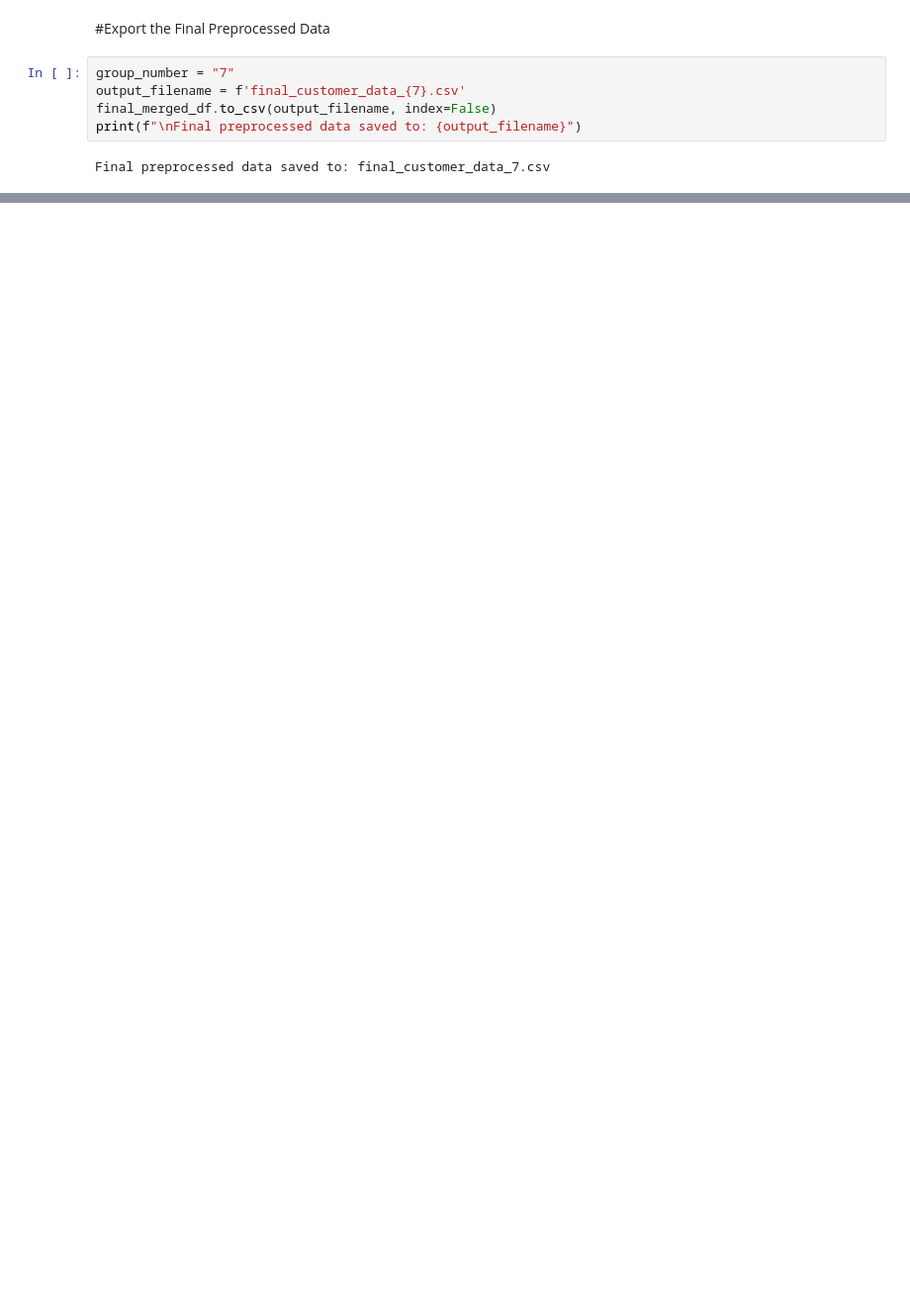
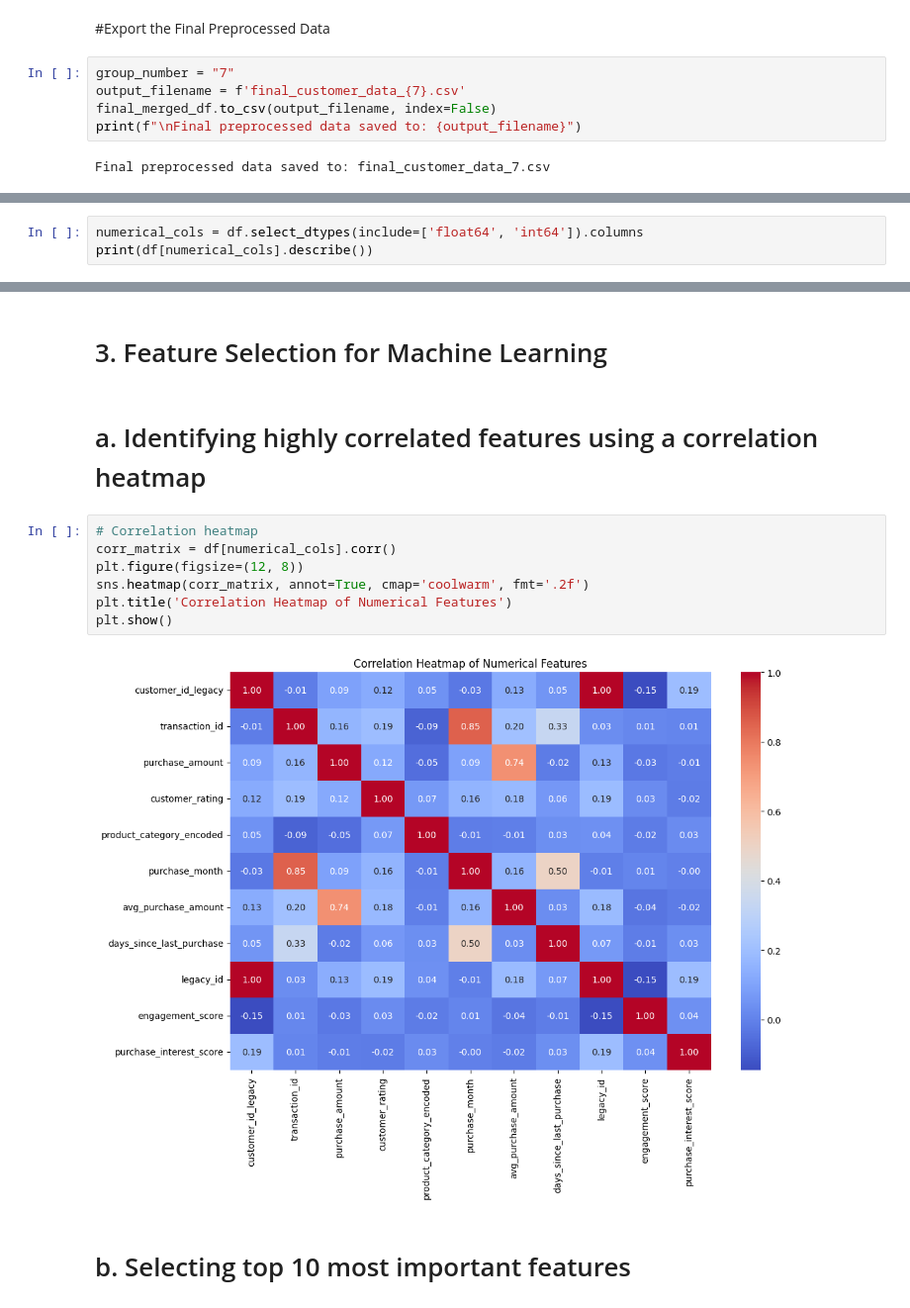
Before and after one commit to Joh-Ishimwe/Data-Preprocessing, a Jupyter notebook: final_data_processing_steps_combined.ipynb, the cells around one changed output, grey strips where cells are left out. Shown: that part at 99% size. Saved outputs shown, nothing was run; the diff lists cells and outputs as text; blank space fills up the shorter version.

```diff
--- a/final_data_processing_steps_combined.ipynb
+++ b/final_data_processing_steps_combined.ipynb
@@ -612,0 +705,3 @@ Final preprocessed data saved to: final_customer_data_7.csv
+# %%
+numerical_cols = df.select_dtypes(include=['float64', 'int64']).columns
+print(df[numerical_cols].describe())
@@ -612,0 +739,15 @@ Final preprocessed data saved to: final_customer_data_7.csv
+# %% [markdown]
+# 3. Feature Selection for Machine Learning
+# %% [markdown]
+# a. Identifying highly correlated features using a correlation heatmap
+# %%
+# Correlation heatmap
+corr_matrix = df[numerical_cols].corr()
+plt.figure(figsize=(12, 8))
+sns.heatmap(corr_matrix, annot=True, cmap='coolwarm', fmt='.2f')
+plt.title('Correlation Heatmap of Numerical Features')
+plt.show()
+# %% [output]
+[figure, added]
+# %% [markdown]
+# b. Selecting top 10 most important features
```
Also changed, not shown: parts of 33 cells of this notebook.
